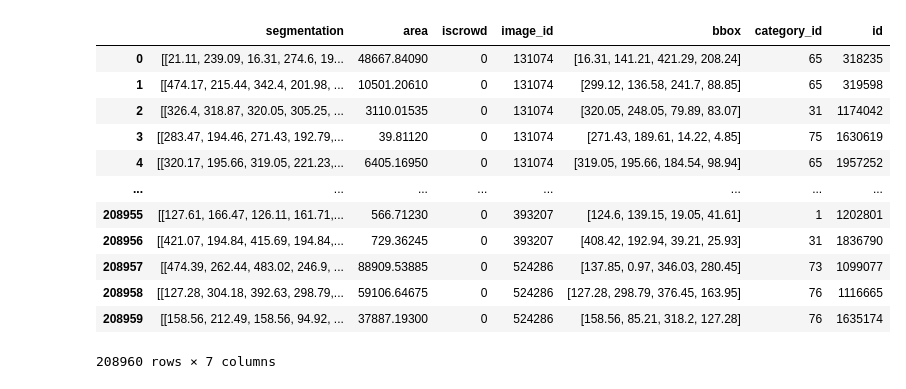
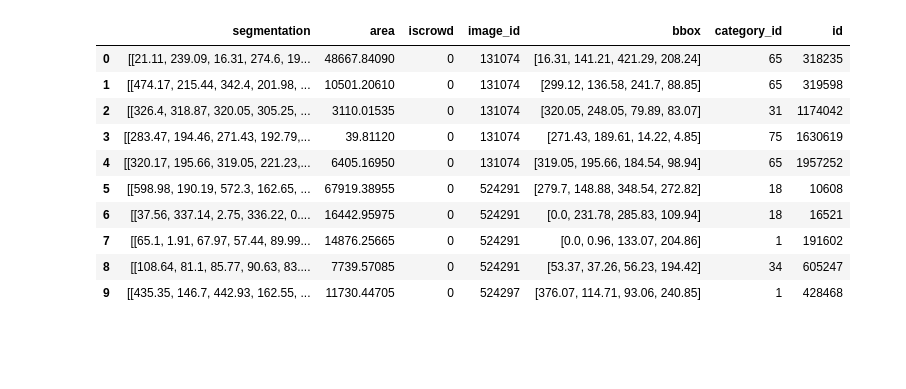
Before and after one commit to leecs0503/NLP_FinalProject, a Jupyter notebook: VQA/notebooks/tt.ipynb, the cells around one changed output. Saved outputs shown, nothing was run; the diff lists cells and outputs as text; code cells hidden in the pictures; blank space fills up the shorter version.

```diff
--- a/VQA/notebooks/tt.ipynb
+++ b/VQA/notebooks/tt.ipynb
@@ -26,18 +8,17 @@ train_text = pd.DataFrame(train_text_data)
 # %%
 
 train_annotation = pd.DataFrame(train_annotation_data["annotations"])
-train_annotation
+# train_annotation.loc[0]['segmentation'][0]
+train_annotation.head(10)
 # %% [output]
 |  | segmentation | area | iscrowd | image_id | bbox | category_id | id |
 | 0 | [[21.11, 239.09, 16.31, 274.6, 19... | 48667.84090 | 0 | 131074 | [16.31, 141.21, 421.29, 208.24] | 65 | 318235 |
 | 1 | [[474.17, 215.44, 342.4, 201.98, ... | 10501.20610 | 0 | 131074 | [299.12, 136.58, 241.7, 88.85] | 65 | 319598 |
 | 2 | [[326.4, 318.87, 320.05, 305.25, ... | 3110.01535 | 0 | 131074 | [320.05, 248.05, 79.89, 83.07] | 31 | 1174042 |
 | 3 | [[283.47, 194.46, 271.43, 192.79,... | 39.81120 | 0 | 131074 | [271.43, 189.61, 14.22, 4.85] | 75 | 1630619 |
 | 4 | [[320.17, 195.66, 319.05, 221.23,... | 6405.16950 | 0 | 131074 | [319.05, 195.66, 184.54, 98.94] | 65 | 1957252 |
-| ... | ... | ... | ... | ... | ... | ... | ... |
-| 208955 | [[127.61, 166.47, 126.11, 161.71,... | 566.71230 | 0 | 393207 | [124.6, 139.15, 19.05, 41.61] | 1 | 1202801 |
-| 208956 | [[421.07, 194.84, 415.69, 194.84,... | 729.36245 | 0 | 393207 | [408.42, 192.94, 39.21, 25.93] | 31 | 1836790 |
-| 208957 | [[474.39, 262.44, 483.02, 246.9, ... | 88909.53885 | 0 | 524286 | [137.85, 0.97, 346.03, 280.45] | 73 | 1099077 |
-| 208958 | [[127.28, 304.18, 392.63, 298.79,... | 59106.64675 | 0 | 524286 | [127.28, 298.79, 376.45, 163.95] | 76 | 1116665 |
-| 208959 | [[158.56, 212.49, 158.56, 94.92, ... | 37887.19300 | 0 | 524286 | [158.56, 85.21, 318.2, 127.28] | 76 | 1635174 |
+| 5 | [[598.98, 190.19, 572.3, 162.65, ... | 67919.38955 | 0 | 524291 | [279.7, 148.88, 348.54, 272.82] | 18 | 10608 |
+| 6 | [[37.56, 337.14, 2.75, 336.22, 0.... | 16442.95975 | 0 | 524291 | [0.0, 231.78, 285.83, 109.94] | 18 | 16521 |
+| 7 | [[65.1, 1.91, 67.97, 57.44, 89.99... | 14876.25665 | 0 | 524291 | [0.0, 0.96, 133.07, 204.86] | 1 | 191602 |
+| 8 | [[108.64, 81.1, 85.77, 90.63, 83.... | 7739.57085 | 0 | 524291 | [53.37, 37.26, 56.23, 194.42] | 34 | 605247 |
+| 9 | [[435.35, 146.7, 442.93, 162.55, ... | 11730.44705 | 0 | 524297 | [376.07, 114.71, 93.06, 240.85] | 1 | 428468 |
-208960 rows × 7 columns
```
Also changed, not shown: parts of 3 cells of this notebook, 10 other files.
